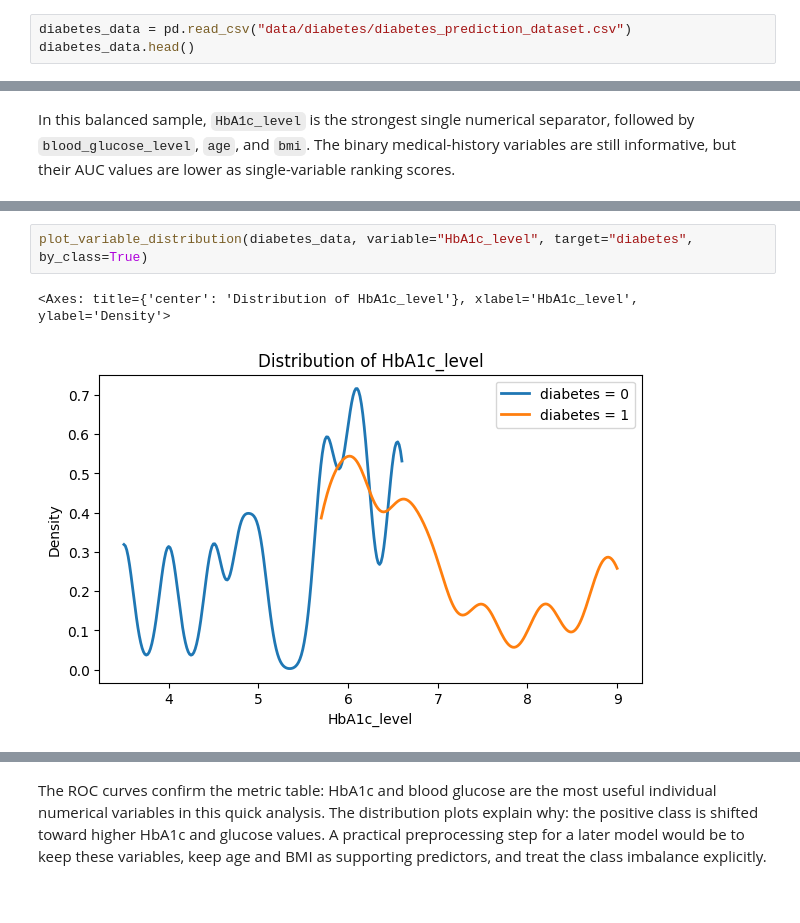
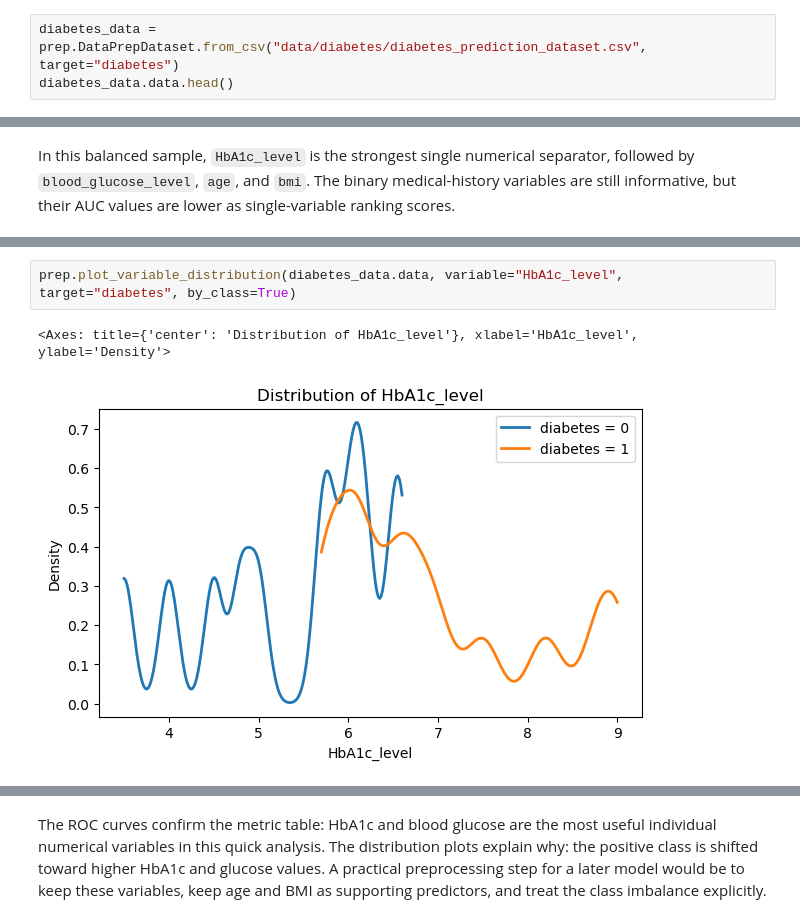
Before and after one commit to abarrenap/sme-dataprep-python, a Jupyter notebook: usage_examples.ipynb, the cells around one changed output, grey strips where cells are left out. Cells and saved outputs as stored; diff of their text form.

```diff
--- a/usage_examples.ipynb
+++ b/usage_examples.ipynb
@@ -322,6 +267,6 @@ This final section uses a more realistic health dataset. Instead of using every
 # %%
-diabetes_data = pd.read_csv("data/diabetes/diabetes_prediction_dataset.csv")
-diabetes_data.head()
+diabetes_data = prep.DataPrepDataset.from_csv("data/diabetes/diabetes_prediction_dataset.csv", target="diabetes")
+diabetes_data.data.head()
 # %% [output]
 |  | gender | age | hypertension | heart_disease | smoking_history | bmi | HbA1c_level | ... |
 | 0 | Female | 80.0 | 0 | 1 | never | 25.19 | 6.6 | ... |
@@ -393,6 +336,6 @@ plot_roc_curves(diabetes_sample, target="diabetes", columns=["HbA1c_level", "blo
 # %%
-plot_variable_distribution(diabetes_data, variable="HbA1c_level", target="diabetes", by_class=True)
+prep.plot_variable_distribution(diabetes_data.data, variable="HbA1c_level", target="diabetes", by_class=True)
 # %% [output]
 <Axes: title={'center': 'Distribution of HbA1c_level'}, xlabel='HbA1c_level', ylabel='Density'>
-[figure, old version]
+[figure, new version]
 # %%
```
Also changed, not shown: parts of 33 cells of this notebook, 5 other files.
